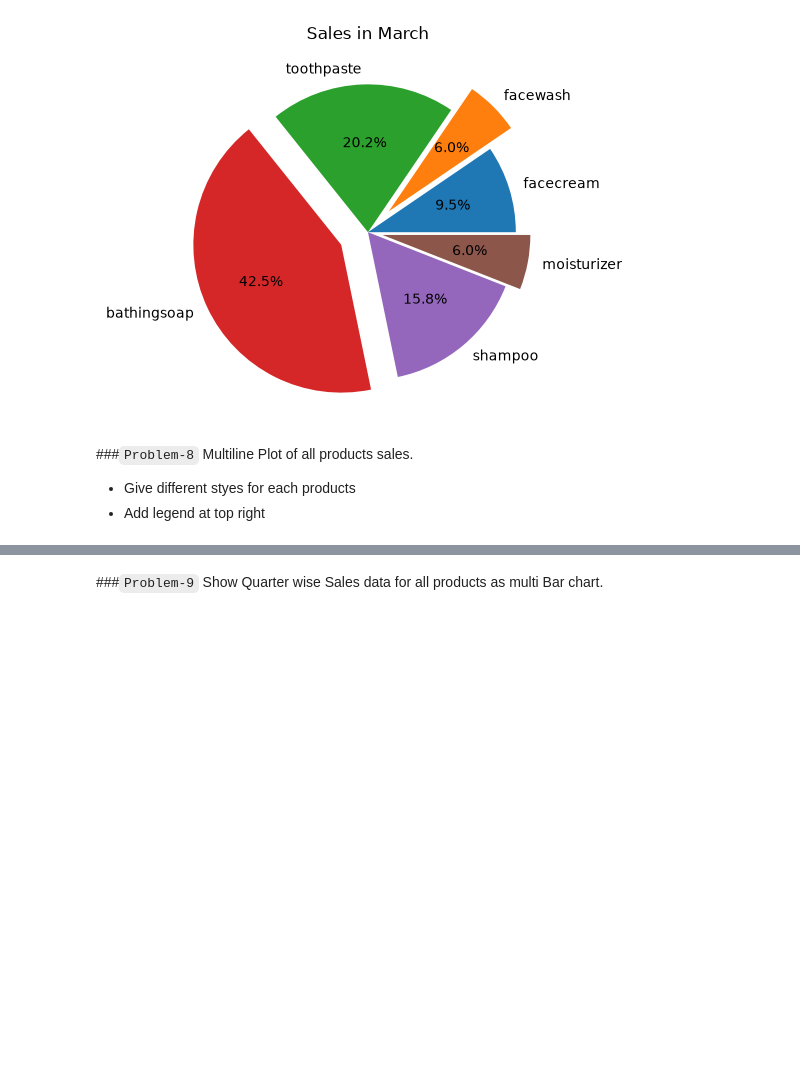
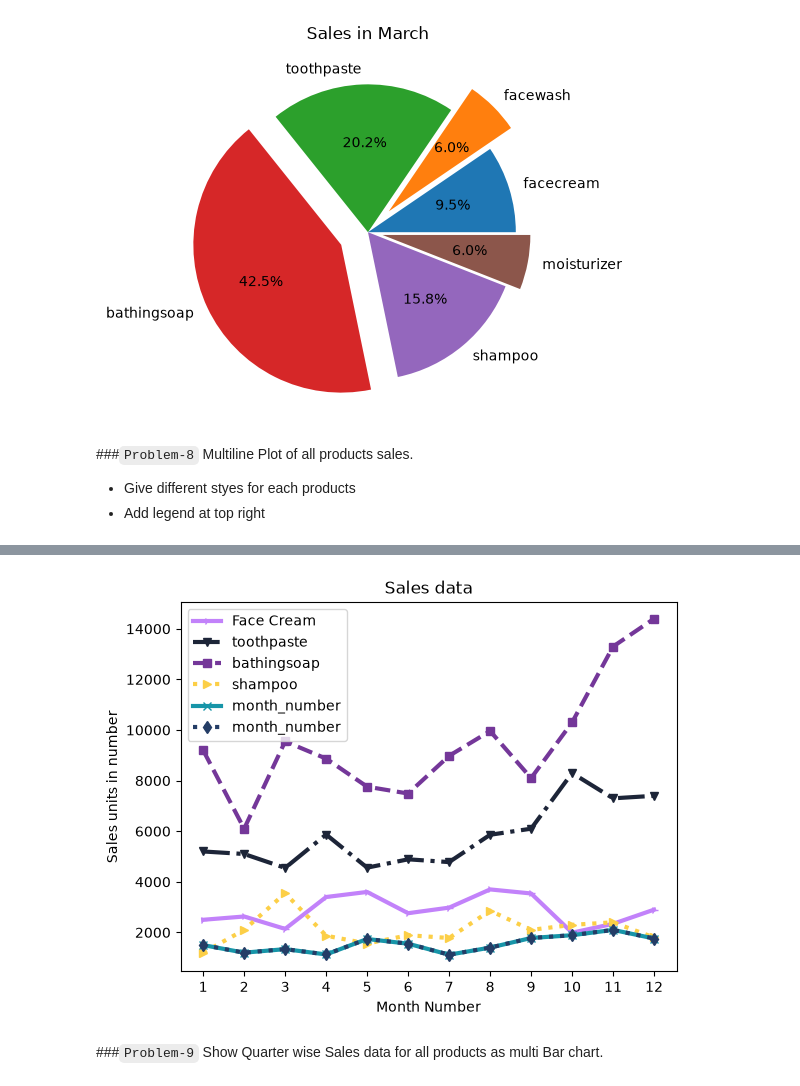
Before and after one commit to manishkumarmj/100_days_ml, a Jupyter notebook: Data visualization_Web_dev/matplotlib/Session_23_ploting/task_23.ipynb, the cells around one changed output, grey strips where cells are left out. Drawn from its saved outputs; the diff is of its cells as text; code cells hidden in the pictures; blank space fills up the shorter version.

```diff
--- a/Data visualization_Web_dev/matplotlib/Session_23_ploting/task_23.ipynb
+++ b/Data visualization_Web_dev/matplotlib/Session_23_ploting/task_23.ipynb
@@ -284,3 +288,18 @@ Text(0.5, 1.0, 'Sales in March')
+# %%
+plt.plot(sale['month_number'],  sale['facecream'], label = "Face Cream ", linestyle = "-", marker = "4",linewidth=3,color = "#C282FA")
+plt.plot(sale['month_number'],  sale['toothpaste'], label = "toothpaste ", linestyle = "-.", marker = "v",linewidth=3,color = "#1D2538")
+plt.plot(sale['month_number'],  sale['bathingsoap'], label = "bathingsoap", linestyle = "--", marker = "s",linewidth=3,color = "#743799")
+plt.plot(sale['month_number'],  sale['shampoo'], label = "shampoo", linestyle = ":", marker = ">",linewidth=3,color = "#FCCF47")
+plt.plot(sale['month_number'],  sale['moisturizer'], label = "month_number", linestyle = "-", marker = "x",linewidth=3,color = "#1795A8")
+plt.plot(sale['month_number'],  sale['facewash'], label = "month_number", linestyle = ":", marker = "d",linewidth=3,color = "#243D66")
+plt.xlabel('Month Number')
+plt.ylabel('Sales units in number')
+plt.legend()
+plt.xticks(sale['month_number'])
+plt.title('Sales data')
+plt.show()
+# %% [output]
+[figure, added]
 # %% [markdown]
 ###`Problem-9` Show Quarter wise Sales data for all products as multi Bar chart.
 # %% [markdown]
```
Also changed, not shown: parts of 3 cells of this notebook.
